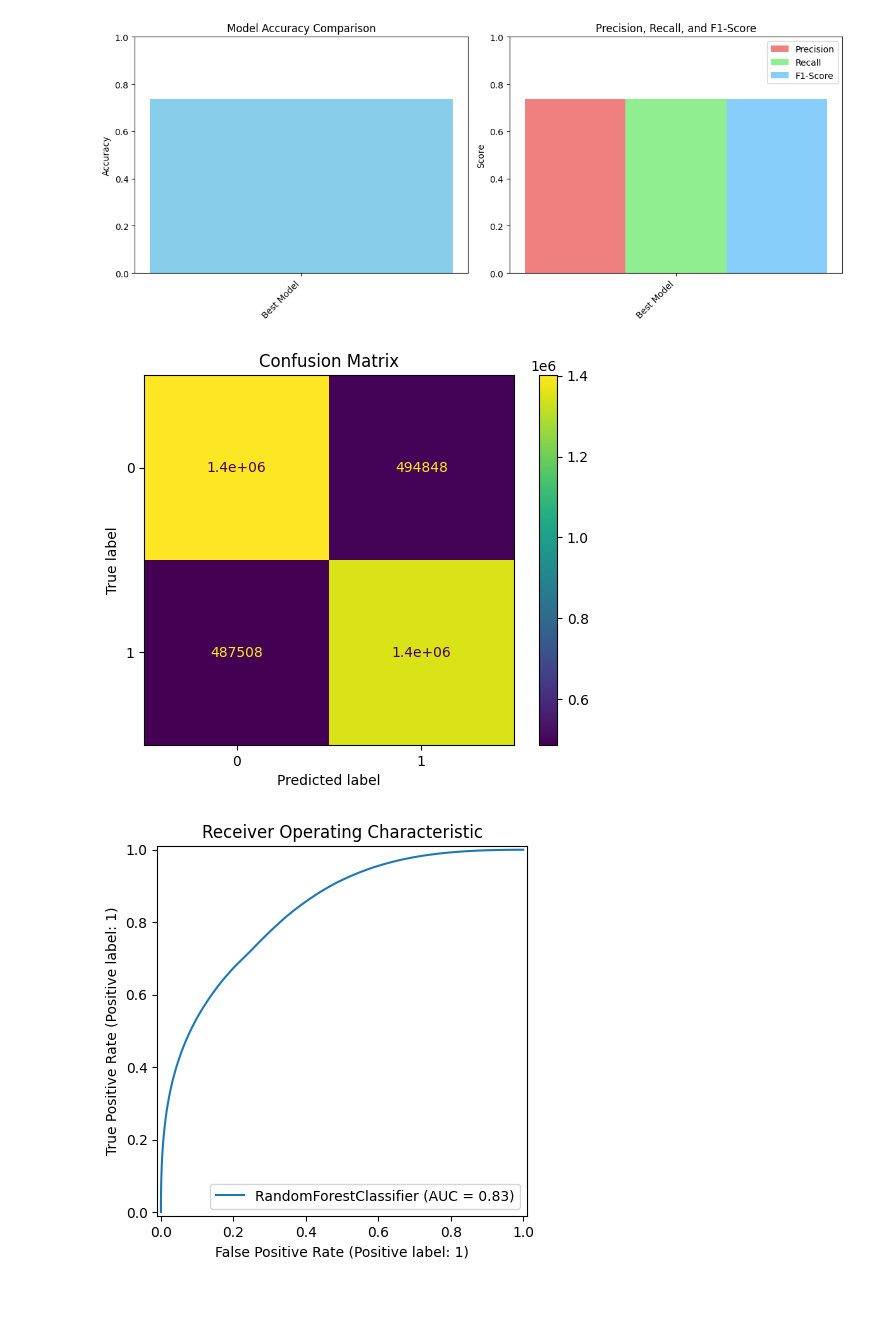
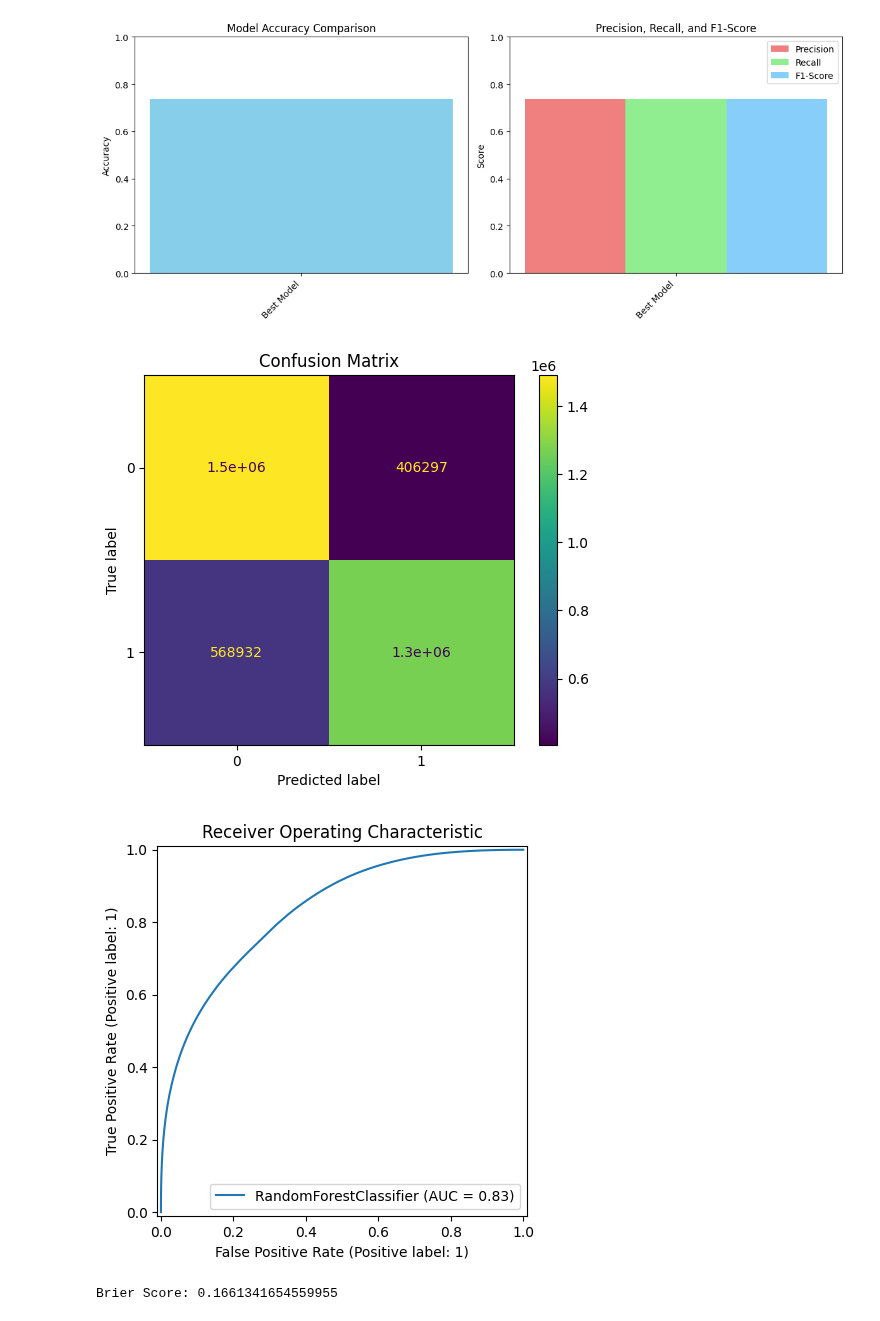
Before and after one commit to YoungSnoww/LeagueOfLegendsModelBenchmark, a Jupyter notebook: machine_learning/RandomForestClassifier.ipynb, the cells around one changed output. Saved outputs shown, nothing was run; the diff lists cells and outputs as text; code cells hidden in the pictures.

Commit message:
feat(RandomForestClassifier): added the Brier score

```diff
--- a/machine_learning/RandomForestClassifier.ipynb
+++ b/machine_learning/RandomForestClassifier.ipynb
@@ -179,25 +179,43 @@ Best Model Parameters:  {'max_depth': 20, 'min_samples_leaf': 2, 'min_samples_sp
 Best Model:  RandomForestClassifier(max_depth=20, min_samples_leaf=2, random_state=42)
 [figure]
 # %%
-from sklearn.metrics import roc_curve, auc, RocCurveDisplay, ConfusionMatrixDisplay
+from sklearn.metrics import roc_curve, auc, RocCurveDisplay, ConfusionMatrixDisplay, brier_score_loss
+from sklearn.ensemble import RandomForestClassifier
+import matplotlib.pyplot as plt
+
+# To avoid running the Hyperparameter tuning again
+try:
+    best_params = best_model.get_params()
+except:
+    best_params = {
+        'n_estimators': 100,
+        'max_depth': 20,
+        'min_samples_split': 2,
+        'min_samples_leaf': 1
+    }
 
 # Train a new model using the best model's parameters
-new_model = RandomForestClassifier(**best_model.get_params())
+new_model = RandomForestClassifier(**best_params)
 new_model.fit(challenge_data.drop('winner', axis=1), challenge_data['winner'])
 
 # Predict on the master data
 y_pred_new = new_model.predict(master_data.drop('winner', axis=1))
 y_prob_new = new_model.predict_proba(master_data.drop('winner', axis=1))[:, 1]
 
 # Plot the confusion matrix
 ConfusionMatrixDisplay.from_estimator(new_model, master_data.drop('winner', axis=1), master_data['winner'])
 plt.title('Confusion Matrix')
 plt.show()
 
 # Plot the ROC curve and calculate the AUC-ROC
 RocCurveDisplay.from_estimator(new_model, master_data.drop('winner', axis=1), master_data['winner'])
 plt.title('Receiver Operating Characteristic')
 plt.show()
+
+# Calculate the Brier score
+brier_score = brier_score_loss(master_data['winner'], y_prob_new)
+print(f'Brier Score: {brier_score}')
 # %% [output]
-[figure, old version]
+[figure, new version]
 [figure]
+Brier Score: 0.1661341654559955
```
Also changed, not shown: parts of 1 cell of this notebook.
